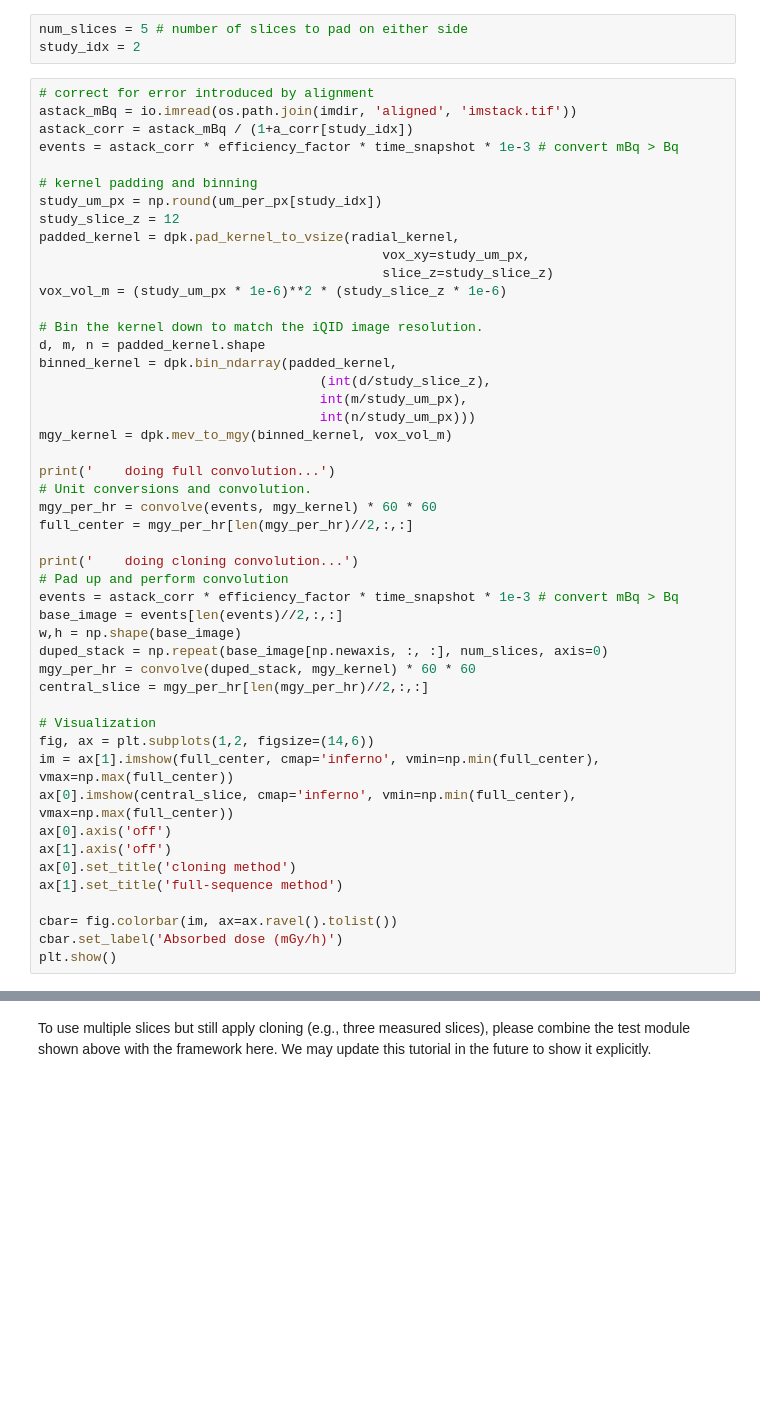
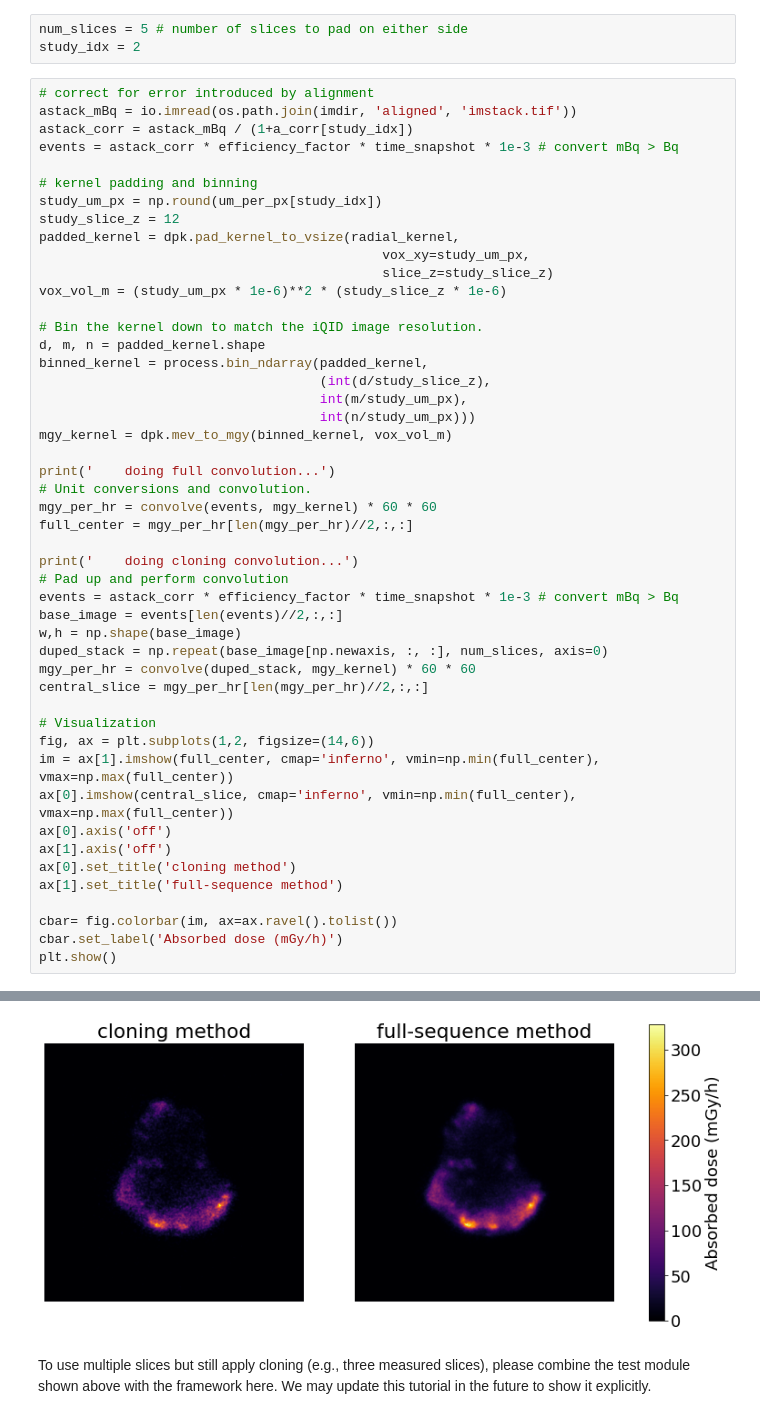
Before and after one commit to robin-peter/iqid-alphas, a Jupyter notebook: demo_notebooks/5_demo_cloning_method.ipynb, the cells around one changed output, grey strips where cells are left out. Drawn from its saved outputs; the diff is of its cells as text; blank space fills up the shorter version.

```diff
--- a/demo_notebooks/5_demo_cloning_method.ipynb
+++ b/demo_notebooks/5_demo_cloning_method.ipynb
@@ -137,7 +137,7 @@ vox_vol_m = (study_um_px * 1e-6)**2 * (study_slice_z * 1e-6)
 
 # Bin the kernel down to match the iQID image resolution.
 d, m, n = padded_kernel.shape
-binned_kernel = dpk.bin_ndarray(padded_kernel,
+binned_kernel = process.bin_ndarray(padded_kernel,
                                     (int(d/study_slice_z),
                                     int(m/study_um_px),
                                     int(n/study_um_px)))
@@ -175,2 +175,3 @@ NameError: name 'events' is not defined
+[figure, added]
 # %% [markdown]
 To use multiple slices but still apply cloning (e.g., three measured slices), please combine the test module shown above with the framework here. We may update this tutorial in the future to show it explicitly.
```
Also changed, not shown: parts of 3 cells of this notebook.
